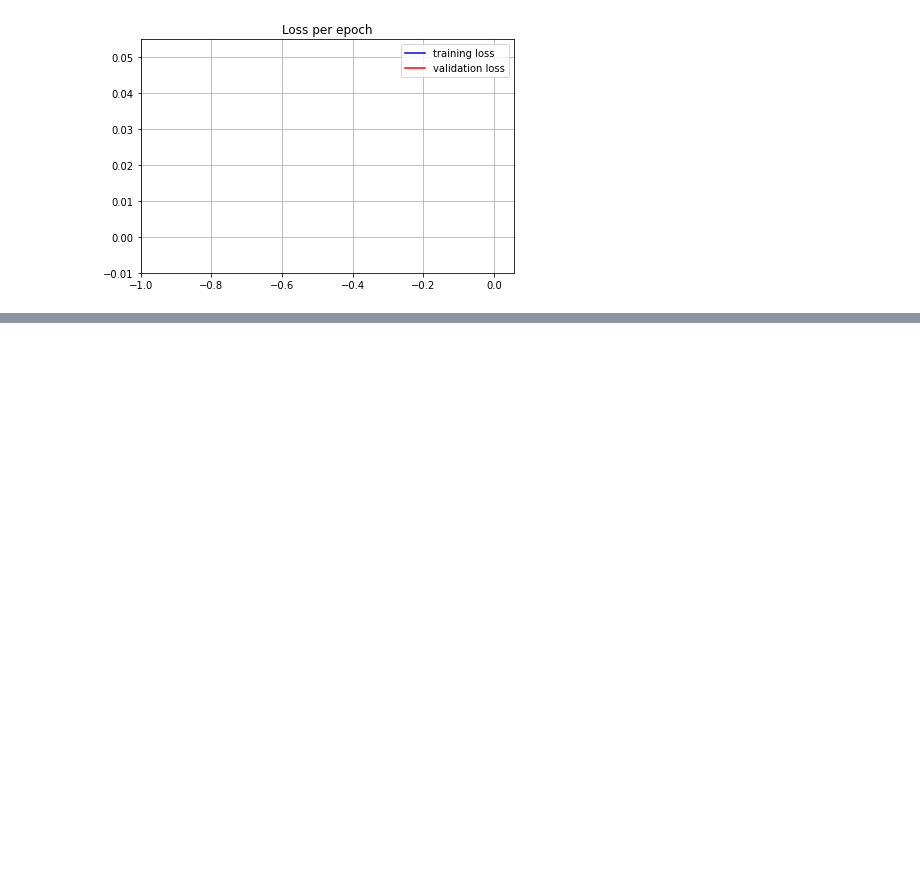
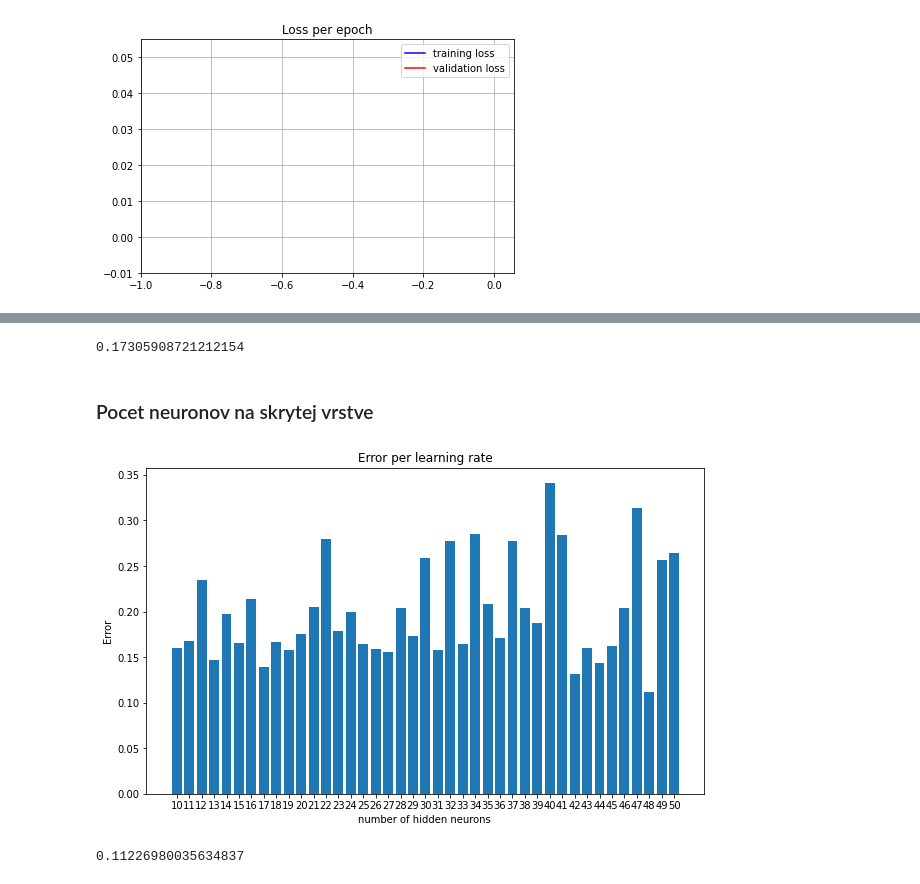
Before and after one commit to TheKompot/NeuralNetwork, a Jupyter notebook: EDA.ipynb, the cells around one changed output, grey strips where cells are left out. Drawn from its saved outputs; the diff is of its cells as text; code cells hidden in the pictures; blank space fills up the shorter version.

Commit message:
selected number of hidden neurons

```diff
--- a/EDA.ipynb
+++ b/EDA.ipynb
@@ -134,0 +153,25 @@ show_history({'loss':train_error,'val_loss':test_error})
+# %%
+min(error)
+# %% [output]
+0.17305908721212154
+# %% [markdown]
+### Pocet neuronov na skrytej vrstve
+# %%
+error = []
+for i in range(41):
+    model = NeuralNetwork(num_perceptrons=[2,10+i,1],activation='sigmoid')
+    train_err,test_err = model.fit(X_train,y_train,X_test,y_test,num_epochs=300,alpha=0.03)
+    error.append(test_err[-1])
+# %%
+fig,ax = plt.subplots(figsize=(10,6))
+ax.bar(list(map(str,[10+i for i in range(41)])),error)
+ax.set_title('Error per learning rate')
+ax.set_xlabel('number of hidden neurons ')
+ax.set_ylabel('Error')
+plt.show()
+# %% [output]
+[figure, added]
+# %%
+min(error)
+# %% [output]
+0.11226980035634837
```
Also changed, not shown: parts of 14 cells of this notebook.
